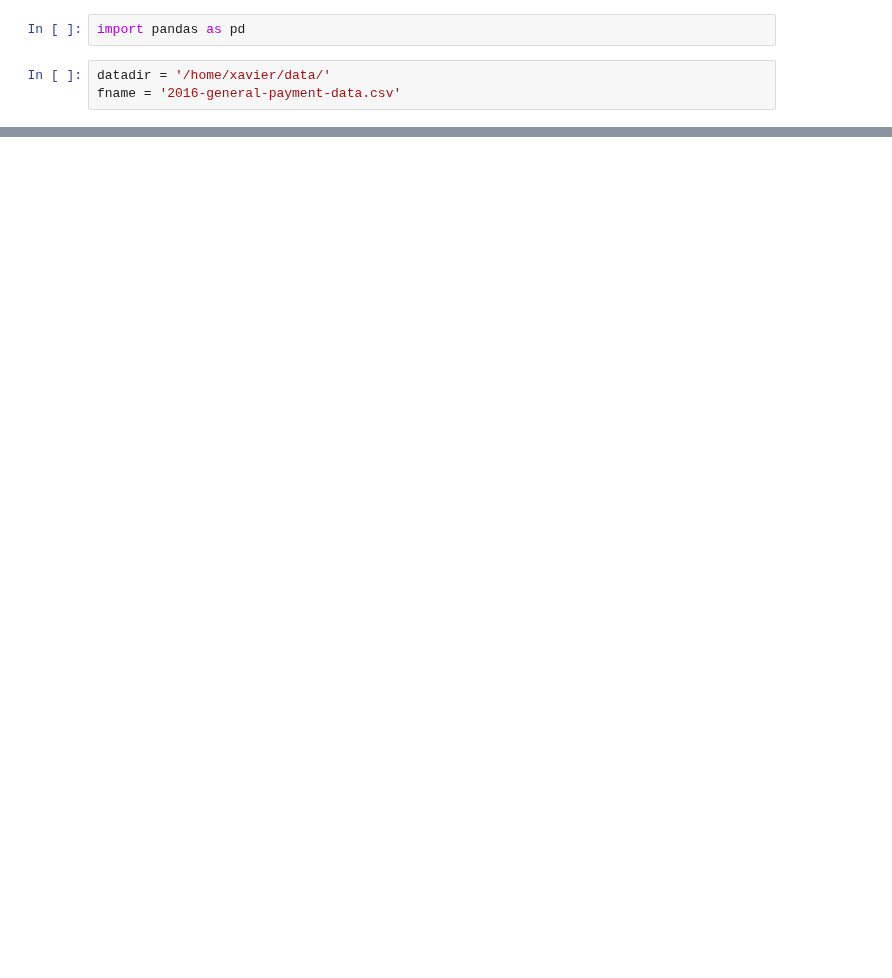
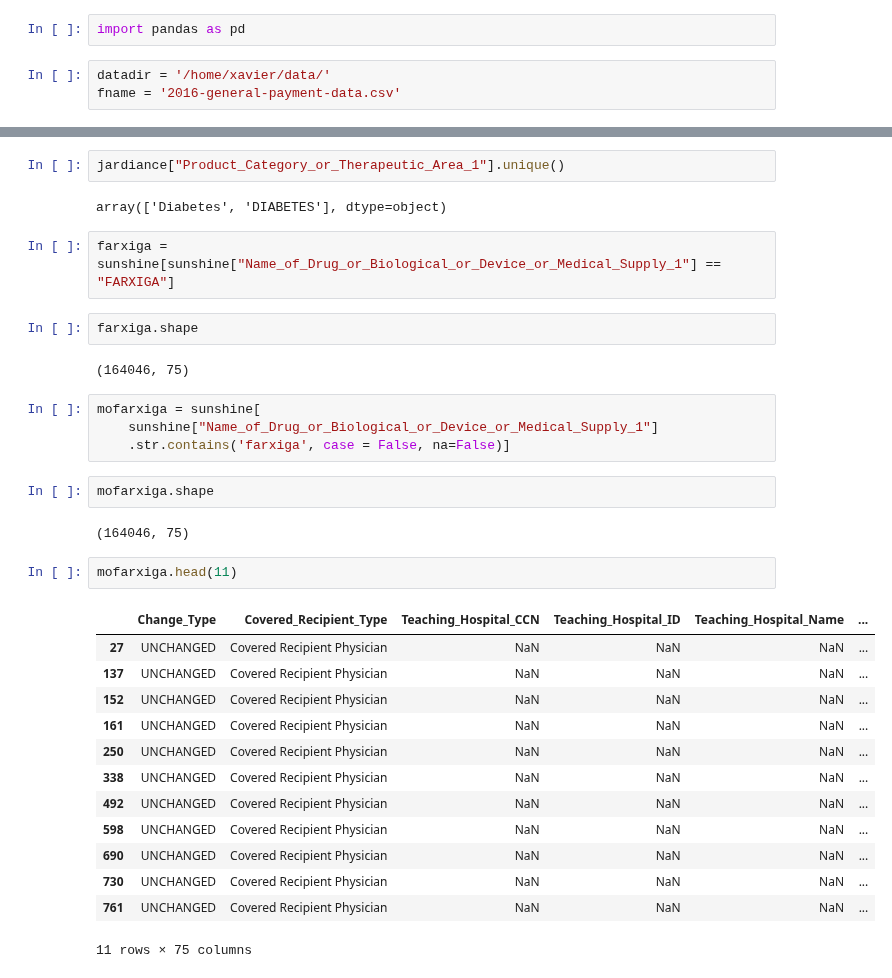
Before and after one commit to xthomas/dataviz, a Jupyter notebook: sunshine-act/SunshinePivot01.ipynb, the cells around one changed output, grey strips where cells are left out. Drawn from its saved outputs; the diff is of its cells as text; blank space fills up the shorter version.

Commit message:
Finally began to sort through the columns

```diff
--- a/sunshine-act/SunshinePivot01.ipynb
+++ b/sunshine-act/SunshinePivot01.ipynb
@@ -9,0 +46,34 @@ MemoryError:
+# %%
+jardiance["Product_Category_or_Therapeutic_Area_1"].unique()
+# %% [output]
+array(['Diabetes', 'DIABETES'], dtype=object)
+# %%
+farxiga = sunshine[sunshine["Name_of_Drug_or_Biological_or_Device_or_Medical_Supply_1"] == "FARXIGA"]
+# %%
+farxiga.shape
+# %% [output]
+(164046, 75)
+# %%
+mofarxiga = sunshine[
+    sunshine["Name_of_Drug_or_Biological_or_Device_or_Medical_Supply_1"]
+    .str.contains('farxiga', case = False, na=False)]
+# %%
+mofarxiga.shape
+# %% [output]
+(164046, 75)
+# %%
+mofarxiga.head(11)
+# %% [output]
+|  | Change_Type | Covered_Recipient_Type | Teaching_Hospital_CCN | Teaching_Hospital_ID | Teaching_Hospital_Name | ... |
+| 27 | UNCHANGED | Covered Recipient Physician | NaN | NaN | NaN | ... |
+| 137 | UNCHANGED | Covered Recipient Physician | NaN | NaN | NaN | ... |
+| 152 | UNCHANGED | Covered Recipient Physician | NaN | NaN | NaN | ... |
+| 161 | UNCHANGED | Covered Recipient Physician | NaN | NaN | NaN | ... |
+| 250 | UNCHANGED | Covered Recipient Physician | NaN | NaN | NaN | ... |
+| 338 | UNCHANGED | Covered Recipient Physician | NaN | NaN | NaN | ... |
+| 492 | UNCHANGED | Covered Recipient Physician | NaN | NaN | NaN | ... |
+| 598 | UNCHANGED | Covered Recipient Physician | NaN | NaN | NaN | ... |
+| 690 | UNCHANGED | Covered Recipient Physician | NaN | NaN | NaN | ... |
+| 730 | UNCHANGED | Covered Recipient Physician | NaN | NaN | NaN | ... |
+| 761 | UNCHANGED | Covered Recipient Physician | NaN | NaN | NaN | ... |
+11 rows × 75 columns
```
Also changed, not shown: parts of 13 cells of this notebook.
